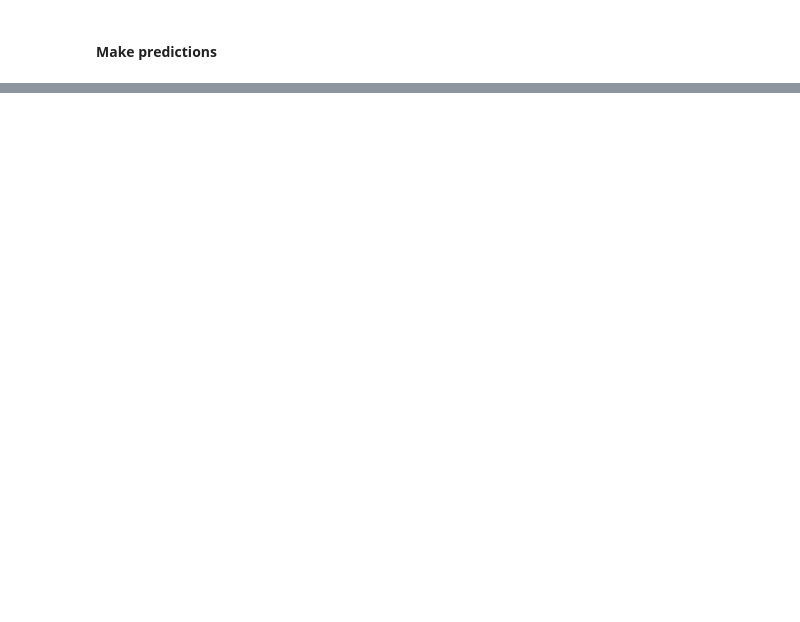
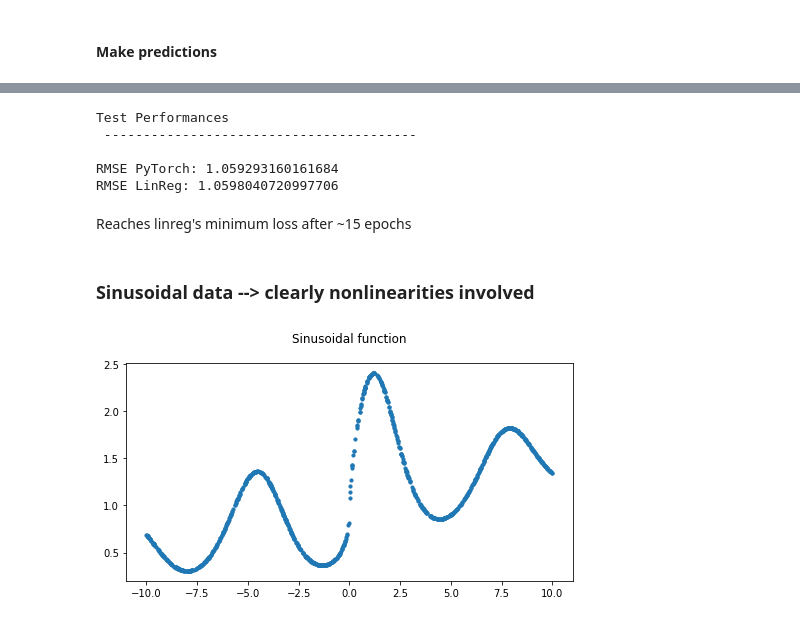
Before and after one commit to kristofrabay/python_practise, a Jupyter notebook: bert/TF_vs_torch.ipynb, the cells around one changed output, grey strips where cells are left out. Saved outputs shown, nothing was run; the diff lists cells and outputs as text; code cells hidden in the pictures; blank space fills up the shorter version.

```diff
--- a/bert/TF_vs_torch.ipynb
+++ b/bert/TF_vs_torch.ipynb
@@ -749,0 +960,17 @@ RMSE PyTorch: 0.3008924829532329
+# %%
+print('Test Performances\n', '--' * 20, '\n')
+
+torch_predictions = model(torch_test_data.dataset.tensors[0])
+
+print('RMSE PyTorch:', mean_squared_error(y_test, torch_predictions.detach().numpy(), squared=False))
+print('RMSE LinReg:', mean_squared_error(y_test, lr.predict(X_test), squared=False))
+# %% [output]
+Test Performances
+ ----------------------------------------
+
+RMSE PyTorch: 1.059293160161684
+RMSE LinReg: 1.0598040720997706
+# %% [markdown]
+Reaches linreg's minimum loss after ~15 epochs
+# %% [markdown]
+### Sinusoidal data --> clearly nonlinearities involved
@@ -749,0 +979,10 @@ RMSE PyTorch: 0.3008924829532329
+# %%
+X = np.random.uniform(-10, 10, size = 1000).reshape(-1, 1)
+y = np.exp((np.sin(X) / np.sqrt(np.abs(X)))) + X / 20
+
+plt.figure(figsize=(8, 4))
+plt.scatter(X, y, s = 10)
+plt.title('Sinusoidal function\n')
+plt.show()
+# %% [output]
+[figure, added]
```
Also changed, not shown: parts of 45 cells of this notebook, 27 other files.
